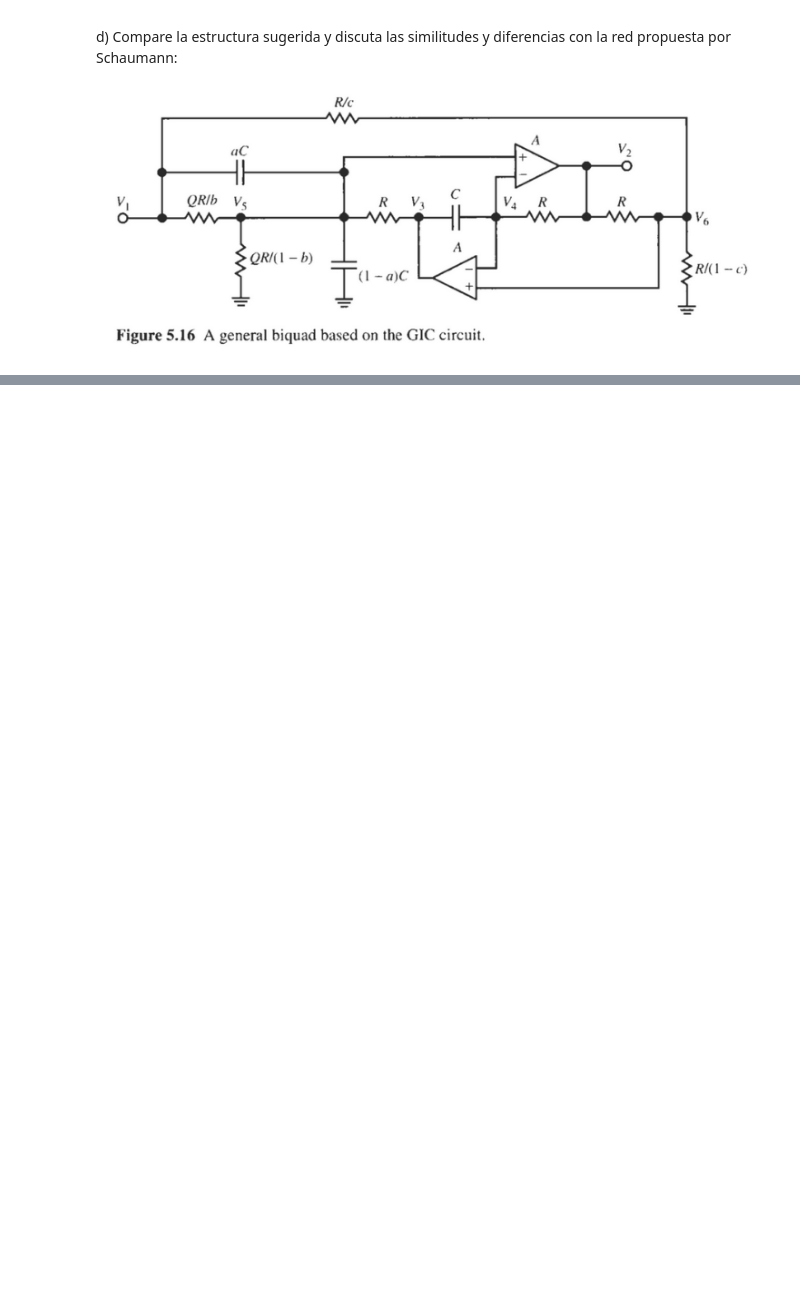
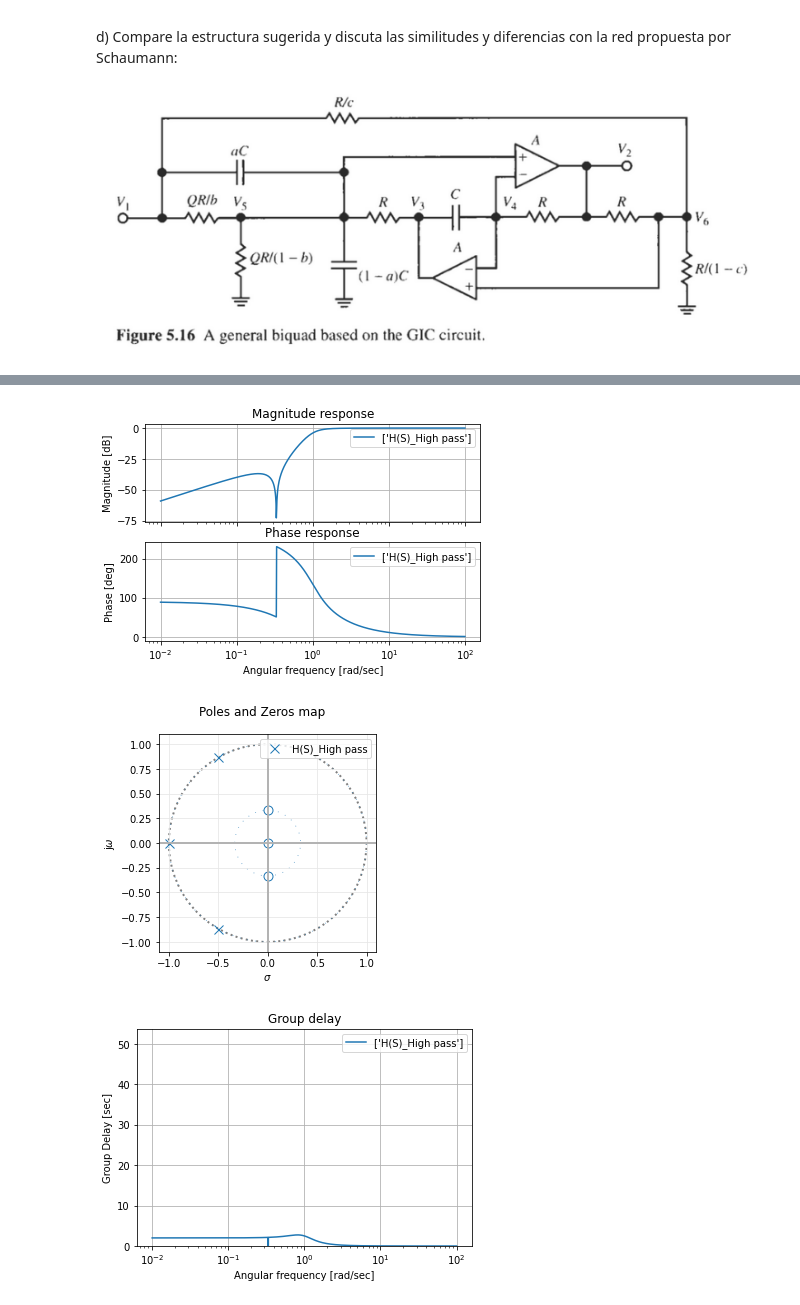
Before and after one commit to npepe/Tc2, a Jupyter notebook: TS6/TS6.ipynb, the cells around one changed output, grey strips where cells are left out. Saved outputs shown, nothing was run; the diff lists cells and outputs as text; code cells hidden in the pictures; blank space fills up the shorter version.

```diff
--- a/TS6/TS6.ipynb
+++ b/TS6/TS6.ipynb
@@ -144,0 +114,12 @@ m.sqrt(1.5689475980166974)
+# %%
+K=1/9
+
+num_hp=[K*9,0, K*1,0]
+den_hp=[1,2,2,1]
+
+mi_sos_hp = sig.TransferFunction(num_hp,den_hp)
+analyze_sys(mi_sos_hp, 'H(S)_High pass')
+# %% [output]
+[figure, added]
+[figure, added]
+[figure, added]
```
Also changed, not shown: parts of 10 cells of this notebook.
